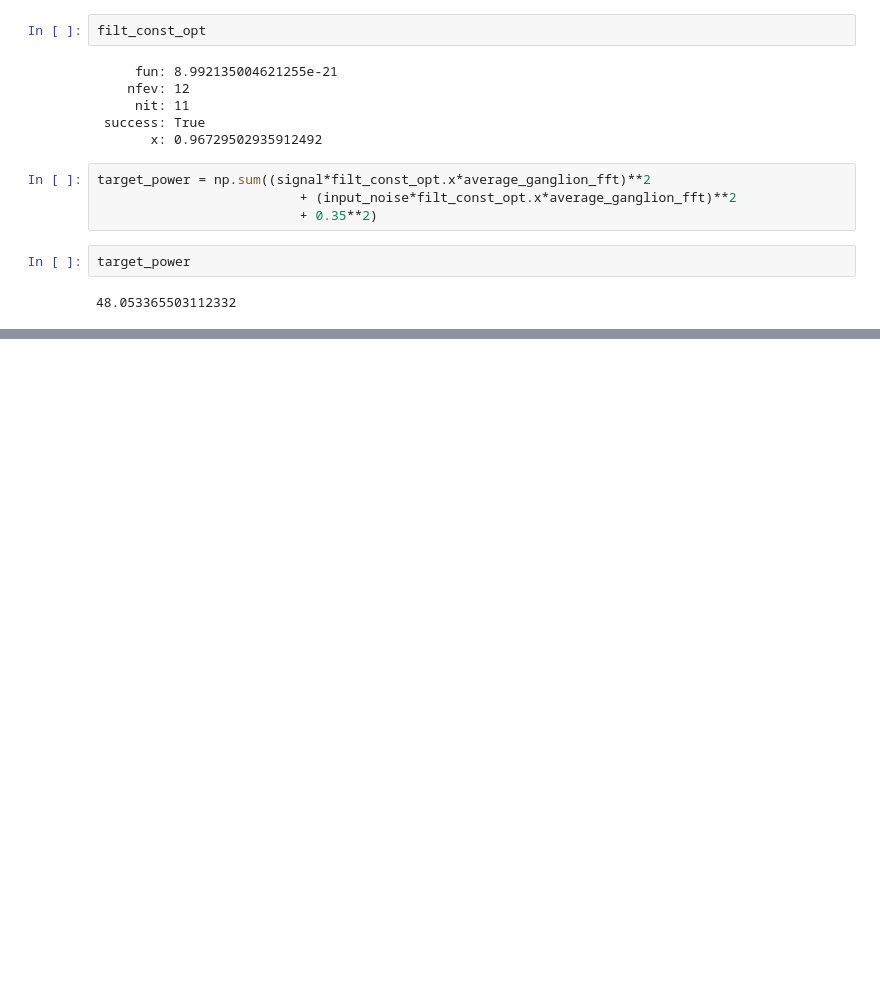
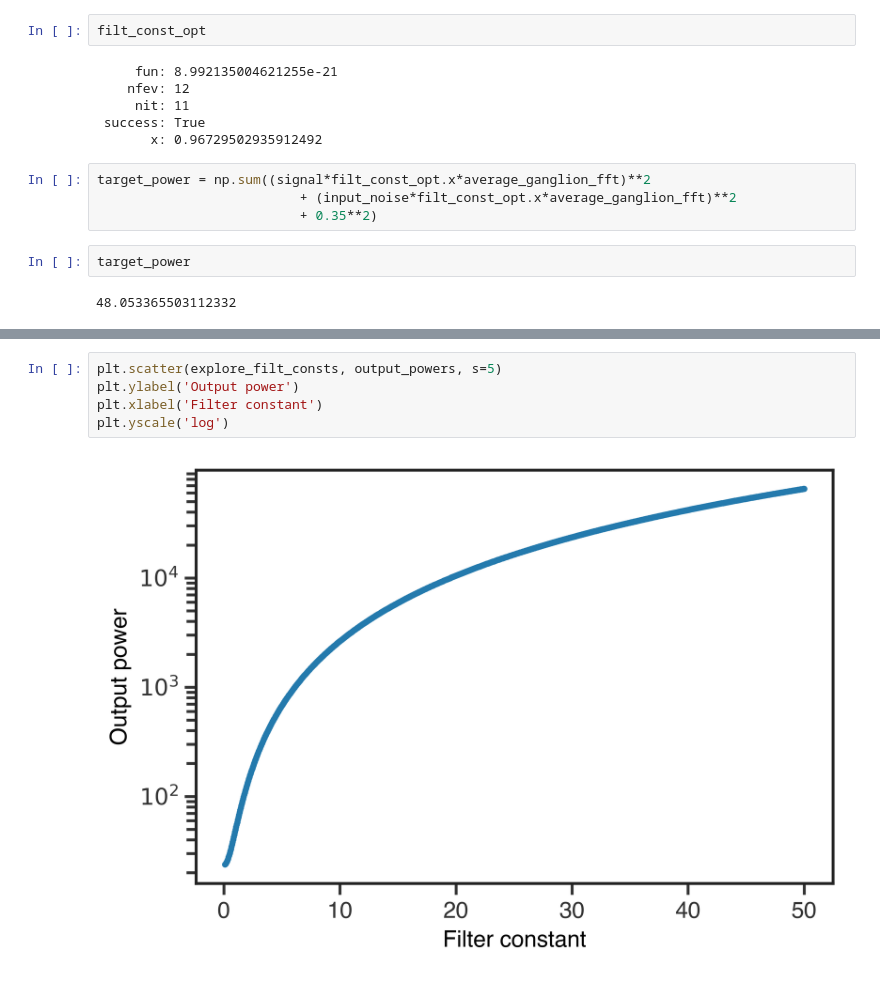
Before and after one commit to lmcintosh/ipython-notebooks, a Jupyter notebook: baccuslab/Surround - 5-18 get input, output noise.ipynb, the cells around one changed output, grey strips where cells are left out. Drawn from its saved outputs; the diff is of its cells as text; blank space fills up the shorter version.

```diff
--- a/baccuslab/Surround - 5-18 get input, output noise.ipynb
+++ b/baccuslab/Surround - 5-18 get input, output noise.ipynb
@@ -398,0 +439,7 @@ target_power
+# %%
+plt.scatter(explore_filt_consts, output_powers, s=5)
+plt.ylabel('Output power')
+plt.xlabel('Filter constant')
+plt.yscale('log')
+# %% [output]
+[figure, added]
```
Also changed, not shown: parts of 25 cells of this notebook, 1 other file.
